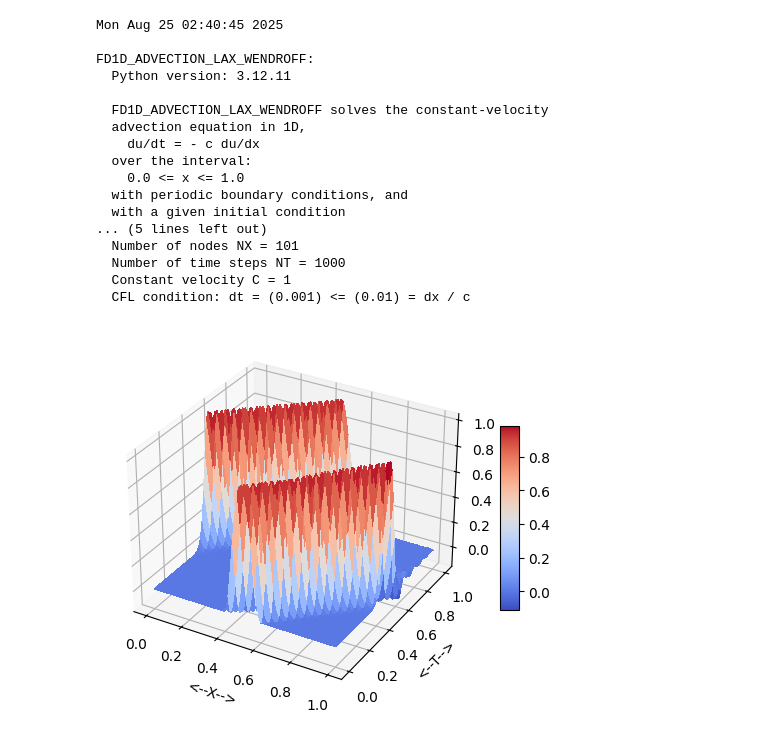
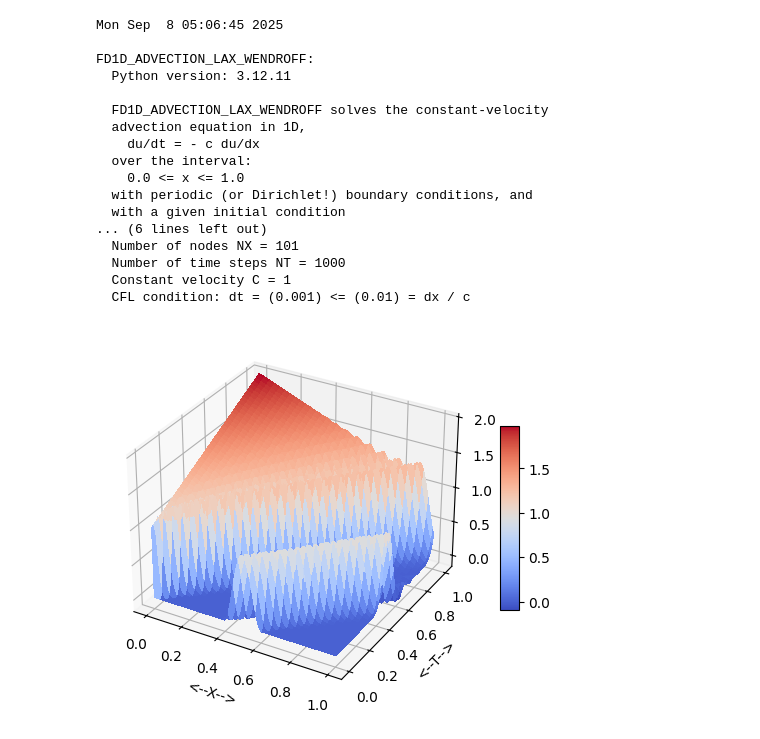
Before and after one commit to msussman42/CQE, a Jupyter notebook: LaxWendroffJohnBurkhardt.ipynb, the cells around one changed output. Drawn from its saved outputs; the diff is of its cells as text; code cells hidden in the pictures.

```diff
--- a/LaxWendroffJohnBurkhardt.ipynb
+++ b/LaxWendroffJohnBurkhardt.ipynb
@@ -3,7 +3,7 @@
 # %%
 #! /usr/bin/env python
 #
-def fd1d_advection_lax_wendroff ( nx, nt, c ):
+def fd1d_advection_lax_wendroff (probtype, nx, nt, c ):
 
 #*****************************************************************************80
 #
@@ -41,6 +41,7 @@ def fd1d_advection_lax_wendroff ( nx, nt, c ):
 #  Print the input.
 #
   print ( '' )
+  print ( '  probtype = %d' % (probtype) )
   print ( '  Number of nodes NX = %d' % ( nx ) )
   print ( '  Number of time steps NT = %d' % ( nt ) )
   print ( '  Constant velocity C = %g' % ( c ) )
@@ -49,7 +50,8 @@ def fd1d_advection_lax_wendroff ( nx, nt, c ):
 #
   dx = 1.0 / ( nx - 1 )
   x = np.linspace ( 0.0, 1.0, nx )
-  dt = 1.0 / nt
+  tstop=1.0
+  dt = tstop / nt
   c1 = 0.5 *   c * dt / dx
   c2 = 0.5 * ( c * dt / dx ) ** 2
 
@@ -67,17 +69,25 @@ def fd1d_advection_lax_wendroff ( nx, nt, c ):
 #
   for j in range ( 0, nt + 1 ):
 
-    t = float ( j ) / float ( nt )
+    t = tstop*float ( j ) / float ( nt )
 
     if ( j == 0 ):
       for i in range ( 0, nx ):
         if ( 0.4 <= x[i] and x[i] <= 0.6 ):
           unew[i] = ( 10.0 * x[i] - 4.0 ) ** 2 * ( 6.0 - 10.0 * x[i] ) ** 2
     else:
-      unew[0] = u[0] - c1 * ( u[1] - u[nx-1] ) + c2 * ( u[1] - 2.0 * u[0] + u[nx-1] )
+      if ( probtype == 0 ):
+        unew[0] = u[0] - c1 * ( u[1] - u[nx-1] ) + c2 * ( u[1] - 2.0 * u[0] + u[nx-1] )
+      else:
+        unew[0]=g(t+dt)
+
       for i in range ( 1, nx - 1 ):
         unew[i] = u[i] - c1 * ( u[i+1] - u[i-1] ) + c2 * ( u[i+1] - 2.0 * u[i] + u[i-1] )
-      unew[nx-1] = u[nx-1] - c1 * ( u[0] - u[nx-2] ) + c2 * ( u[0] - 2.0 * u[nx-1] + u[nx-2] )
+
+      if ( probtype == 0 ):
+        unew[nx-1] = u[nx-1] - c1 * ( u[0] - u[nx-2] ) + c2 * ( u[0] - 2.0 * u[nx-1] + u[nx-2] )
+      else:
+        unew[nx-1]=u[nx-1]-2.0*c1*(u[nx-1]-u[nx-2])
 
     for i in range ( 0, nx ):
       u[i] = unew[i]
@@ -130,7 +140,7 @@ def fd1d_advection_lax_wendroff_test ( ):
   print ( '    du/dt = - c du/dx' )
   print ( '  over the interval:' )
   print ( '    0.0 <= x <= 1.0' )
-  print ( '  with periodic boundary conditions, and' )
+  print ( '  with periodic (or Dirichlet!) boundary conditions, and' )
   print ( '  with a given initial condition' )
   print ( '    u(0,x) = (10x-4)^2 (6-10x)^2 for 0.4 <= x <= 0.6' )
   print ( '           = 0 elsewhere.' )
@@ -140,8 +150,11 @@ def fd1d_advection_lax_wendroff_test ( ):
   nx = 101
   nt = 1000
   c = 1.0
+  #probtype = 0 # periodic bc
+  probtype = 1 # dirichlet bc
 
-  fd1d_advection_lax_wendroff ( nx, nt, c )
+
+  fd1d_advection_lax_wendroff (probtype, nx, nt, c )
 #
 #  Terminate.
 #
@@ -149,6 +162,10 @@ def fd1d_advection_lax_wendroff_test ( ):
   print ( 'FD1D_ADVECTION_LAX_WENDROFF_TEST' )
   print ( '  Normal end of execution.' )
   return
+
+def g(t):
+  y=t+1
+  return y
 
 def timestamp ( ):
 
@@ -171,36 +188,36 @@ def timestamp ( ):
 #  Parameters:
 #
 #    None
 #
   import time
 
   t = time.time ( )
   print ( time.ctime ( t ) )
 
   return None
 
 if ( __name__ == '__main__' ):
   timestamp ( )
   fd1d_advection_lax_wendroff_test ( )
   timestamp ( )
 # %% [output]
-Mon Aug 25 02:40:45 2025
+Mon Sep  8 05:06:45 2025
 
 FD1D_ADVECTION_LAX_WENDROFF:
   Python version: 3.12.11
 
   FD1D_ADVECTION_LAX_WENDROFF solves the constant-velocity
   advection equation in 1D,
     du/dt = - c du/dx
   over the interval:
     0.0 <= x <= 1.0
-  with periodic boundary conditions, and
+  with periodic (or Dirichlet!) boundary conditions, and
   with a given initial condition
-... (5 lines left out)
+... (6 lines left out)
   Number of nodes NX = 101
   Number of time steps NT = 1000
   Constant velocity C = 1
   CFL condition: dt = (0.001) <= (0.01) = dx / c
-[figure, old version]
+[figure, new version]
 FD1D_ADVECTION_LAX_WENDROFF_TEST
   Normal end of execution.
```
Also changed, not shown: parts of 1 cell of this notebook.
